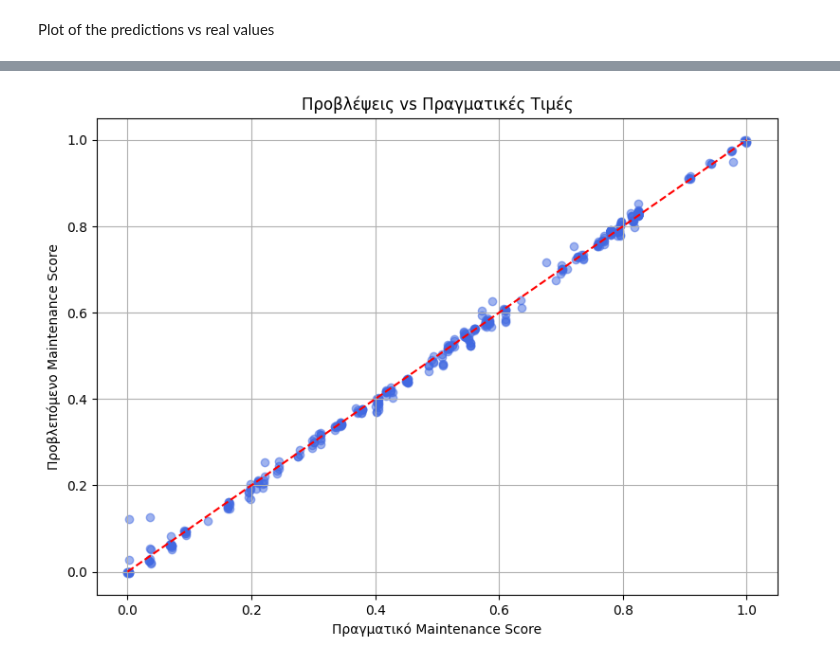
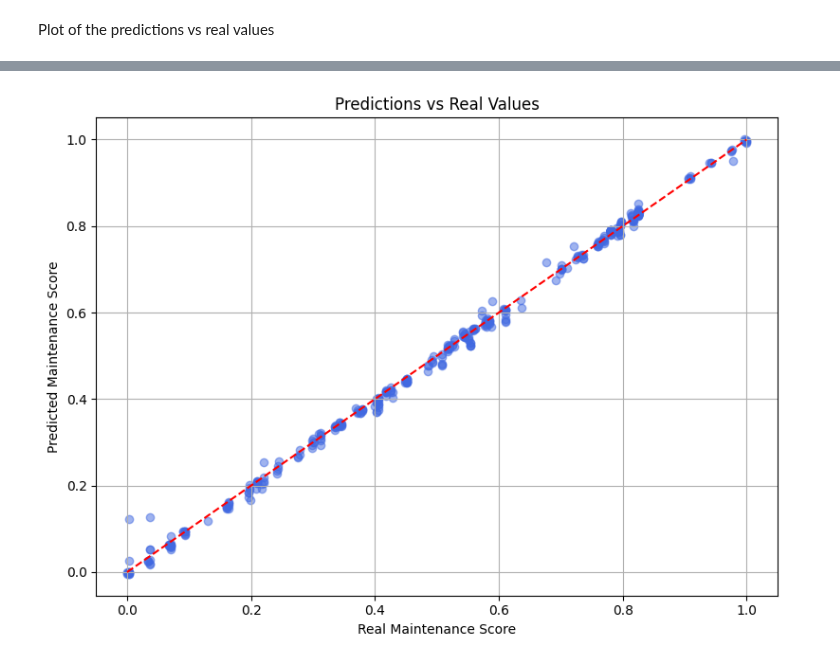
Before and after one commit to RealThanosP/pred-main-mod, a Jupyter notebook: Model_training_v0.1.ipynb, the cells around one changed output, grey strips where cells are left out. Saved outputs shown, nothing was run; the diff lists cells and outputs as text; code cells hidden in the pictures.

```diff
--- a/Model_training_v0.1.ipynb
+++ b/Model_training_v0.1.ipynb
@@ -1232,9 +1232,9 @@ y_pred = dl_model.predict(X_test_scaled) # predictions
 plt.figure(figsize=(8, 6))
 plt.scatter(y_test, y_pred, alpha=0.5, color='royalblue')
 plt.plot([y_test.min(), y_test.max()], [y_test.min(), y_test.max()], 'r--')
-plt.xlabel("Πραγματικό Maintenance Score")
-plt.ylabel("Προβλεπόμενο Maintenance Score")
-plt.title("Προβλέψεις vs Πραγματικές Τιμές")
+plt.xlabel("Real Maintenance Score")
+plt.ylabel("Predicted Maintenance Score")
+plt.title("Predictions vs Real Values")
 plt.grid(True)
 plt.tight_layout()
 plt.show()
@@ -1243 +1243 @@ plt.show()
-[figure, old version]
+[figure, new version]
```
Also changed, not shown: parts of 1 cell of this notebook.
